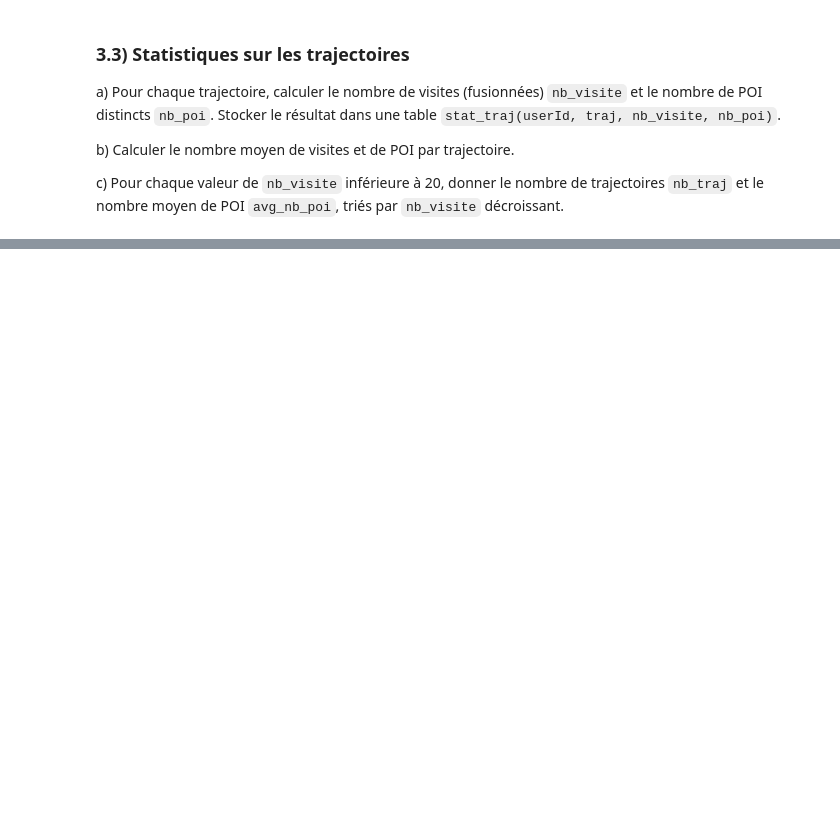
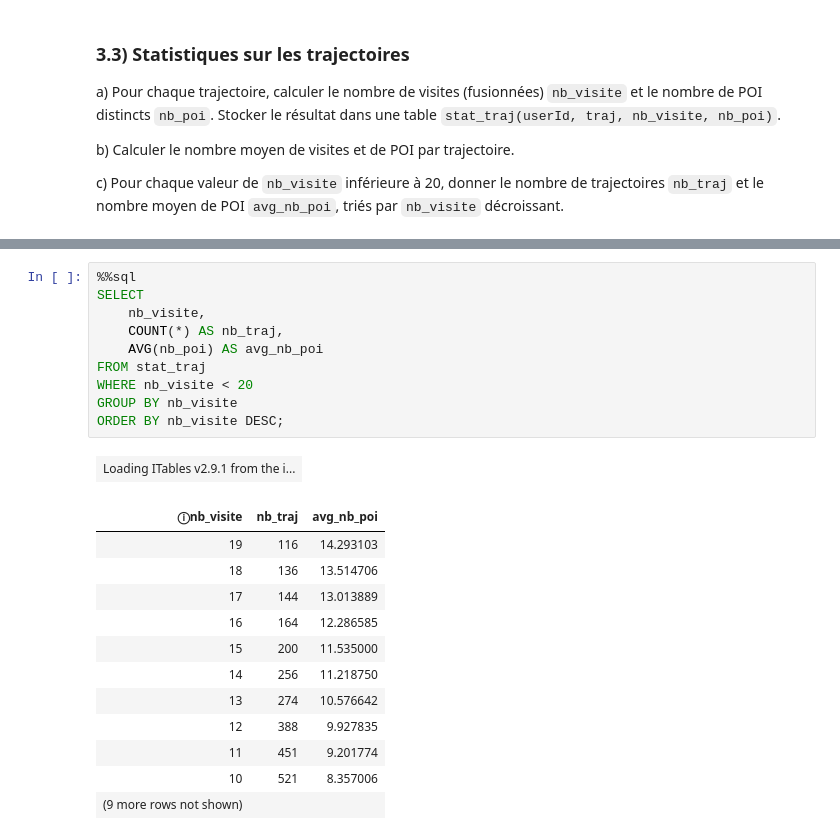
Before and after one commit to cwilson-su/Large-Scale-Data-Analytics-Labs, a Jupyter notebook: LAB2_2026_Fenetres_avec_duckdb.ipynb, the cells around one changed output, grey strips where cells are left out. Saved outputs shown, nothing was run; the diff lists cells and outputs as text; blank space fills up the shorter version.

```diff
--- a/LAB2_2026_Fenetres_avec_duckdb.ipynb
+++ b/LAB2_2026_Fenetres_avec_duckdb.ipynb
@@ -1359,0 +1481,24 @@ db.sql("""
+# %%
+%%sql
+SELECT
+    nb_visite,
+    COUNT(*) AS nb_traj,
+    AVG(nb_poi) AS avg_nb_poi
+FROM stat_traj
+WHERE nb_visite < 20
+GROUP BY nb_visite
+ORDER BY nb_visite DESC;
+# %% [output]
+| Loading ITables v2.9.1 from the i... |
+| ⓘnb_visite | nb_traj | avg_nb_poi |
+| 19 | 116 | 14.293103 |
+| 18 | 136 | 13.514706 |
+| 17 | 144 | 13.013889 |
+| 16 | 164 | 12.286585 |
+| 15 | 200 | 11.535000 |
+| 14 | 256 | 11.218750 |
+| 13 | 274 | 10.576642 |
+| 12 | 388 | 9.927835 |
+| 11 | 451 | 9.201774 |
+| 10 | 521 | 8.357006 |
+| (9 more rows not shown) |  |  |
```
Also changed, not shown: parts of 10 cells of this notebook.
